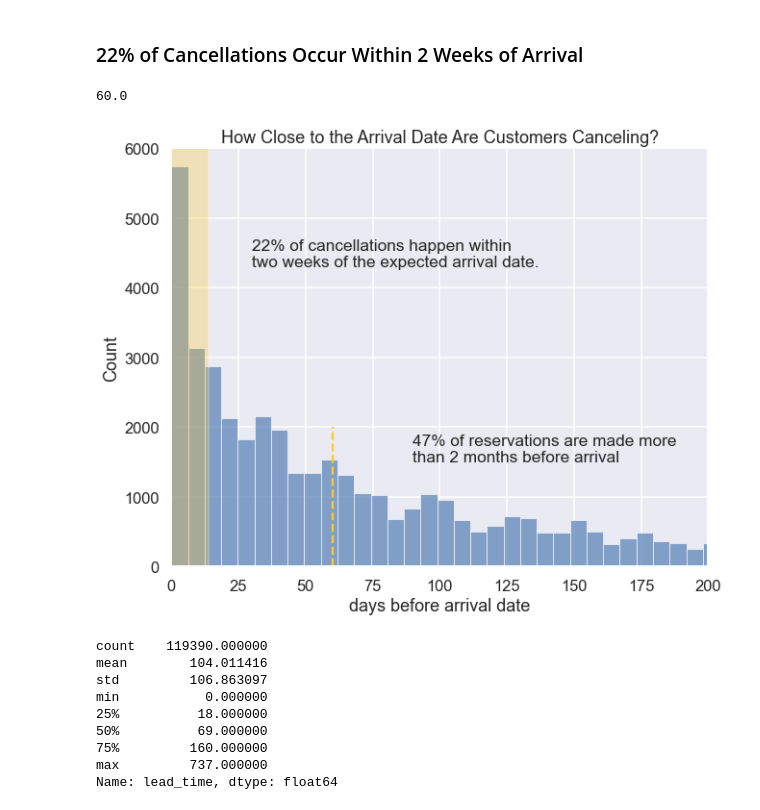
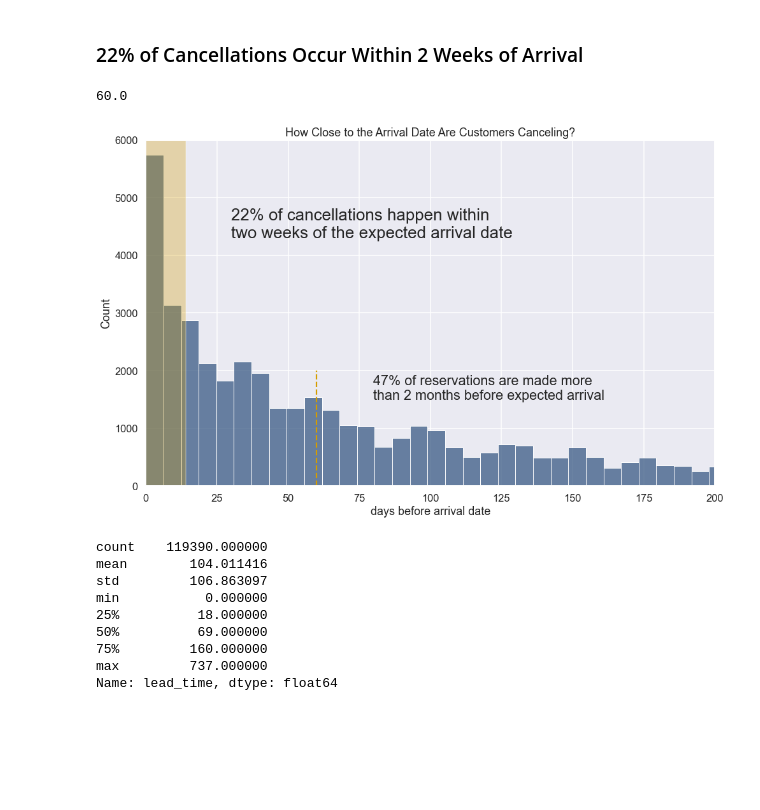
Before and after one commit to larends/Predicting_Customer_Behavior_in_Hotel_Cancellations, a Jupyter notebook: Predicting Hotel Cancellations.ipynb, the cells around one changed output. Drawn from its saved outputs; the diff is of its cells as text; code cells hidden in the pictures; blank space fills up the shorter version.

```diff
--- a/Predicting Hotel Cancellations.ipynb
+++ b/Predicting Hotel Cancellations.ipynb
@@ -80,15 +87,16 @@ from xgboost import plot_importance
 %matplotlib inline
 # %%
 #Create global variables for colors.
-NEUTRAL = '#5e85b9e8'
-POS = '#689986e2'
-NEG = "#ffc92fff"
+NEUTRAL = '#3a5a85ff'
+POS = '#94b3e0ff'
+NEG = "#9e9e9eff"
 COLORS = [NEUTRAL, NEG, POS]
 sns.set_palette(COLORS)
 WINTER = '#648dc660'
 SPRING = '#85c4ac'
 SUMMER = '#fee068ff'
 FALL = '#d59d00'
+WHITE = '#ffffffff'
 
 
 #Global variable for random state.
@@ -2718,37 +2986,52 @@ not_canceled = not_canceled[hotels_final['is_canceled']==0]
 ## How Cancellations Impact Profit
 # %% [markdown]
 ### 22% of Cancellations Occur Within 2 Weeks of Arrival
-# %%
-lead = hotels_final['lead_time'].quantile(.465)
-lead
-# %% [output]
-60.0
+# %%
+#Find percent of customers that book 60 days or more from arrival
+lead = hotels_final['lead_time'].quantile(.465)
+lead
+# %% [output]
+60.0
 # %%
 #Add a column to show how long before their predicted arrival date they made
 #the cancellation.
 canceled['canceled_days_before_arrival'] = (canceled['arrival_date'] -
                                     canceled['reservation_status_date'])
 
 canceled_days_before = (canceled['canceled_days_before_arrival'].
                         apply(lambda x: x/np.timedelta64(1, 'D')))
-plt.subplots(figsize=(10,8))
-sns.histplot(data=canceled_days_before)
+plt.subplots(figsize=(16,10))
+sns.histplot(
+    data=canceled_days_before
+)
 plt.xlabel('days before arrival date')
 plt.title('How Close to the Arrival Date Are Customers Canceling?')
-plt.vlines(lead, linestyle='dashed', color=NEG, ymin=0, ymax=2000)
+plt.vlines(
+    lead,
+    linestyle='dashed',
+    color=FALL,
+    ymin=0,
+    ymax=2000
+)
 plt.xlim([0,200])
 plt.ylim(0,6000)
-plt.bar(x=0, height=6000, width=14, align='edge', color=NEG, alpha=.3)
+plt.bar(
+    x=0,
+    height=6000,
+    width=14,
+    align='edge',
+    color=FALL,
+    alpha=.3)
 plt.text(30,
          4300,
-'22% of cancellations happen within \ntwo weeks of the expected arrival date.',
-        fontsize='xx-large')
-plt.text(90,
+'22% of cancellations happen within \ntwo weeks of the expected arrival date',
+        fontsize='x-large')
+plt.text(80,
         1500,
-        '47% of reservations are made more \nthan 2 months before arrival',
-        fontsize= 'xx-large');
+'47% of reservations are made more \nthan 2 months before expected arrival',
+        fontsize= 'large');
 # %% [output]
-[figure, old version]
+[figure, new version]
 # %%
 #Lead time statistics
 hotels_final['lead_time'].describe()
```
Also changed, not shown: parts of 157 cells of this notebook, 40 other files.
